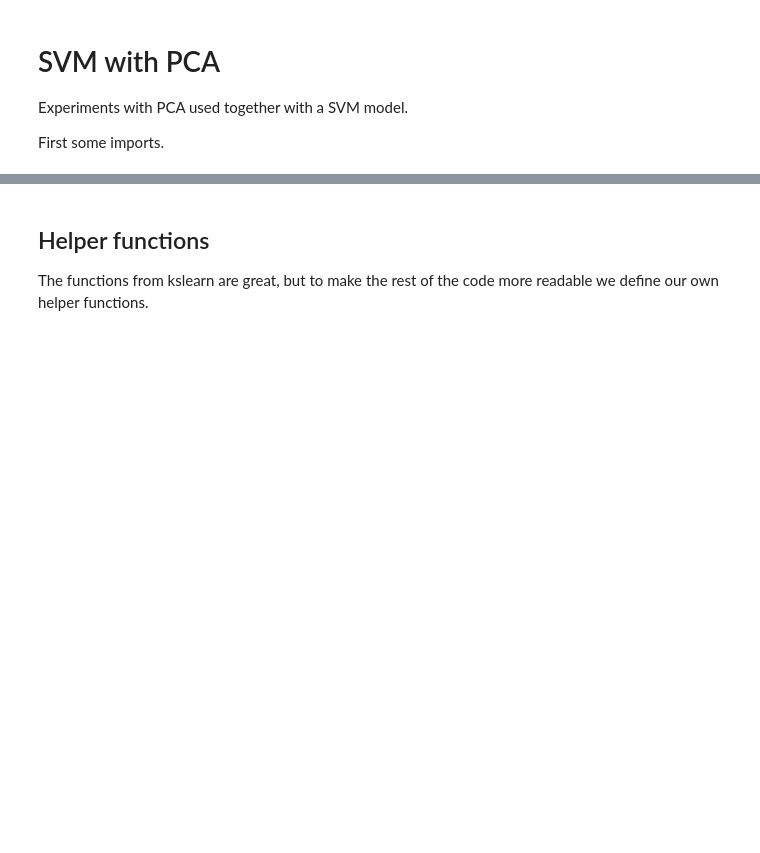
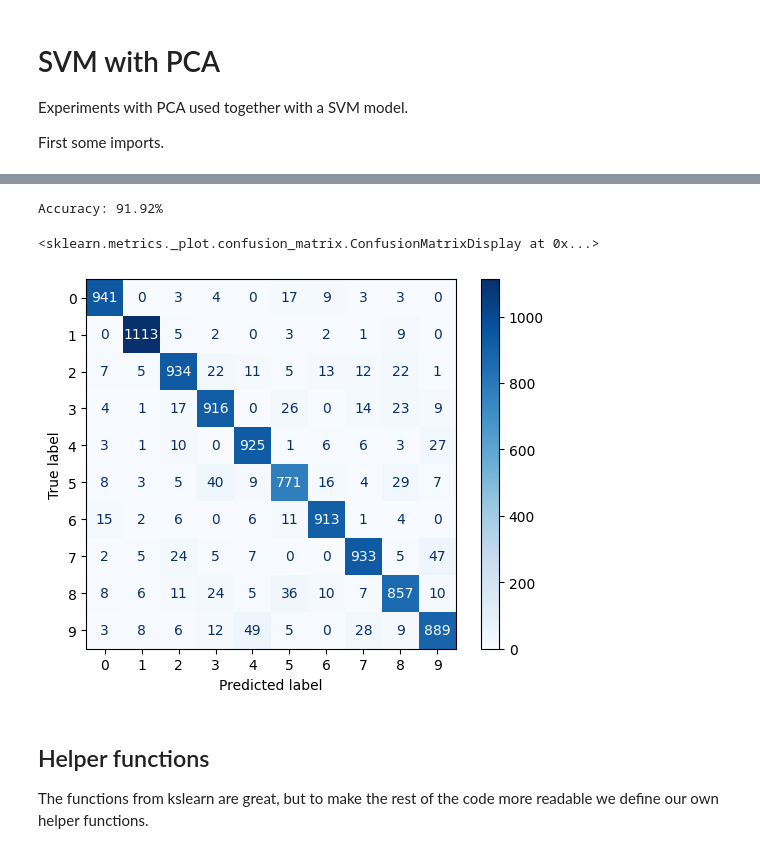
Before and after one commit to AAU-Dat/P5-Nonlinear-Dimensionality-Reduction, a Jupyter notebook: src/pca_lda_experiment.ipynb, the cells around one changed output, grey strips where cells are left out. Saved outputs shown, nothing was run; the diff lists cells and outputs as text; code cells hidden in the pictures; blank space fills up the shorter version.

```diff
--- a/src/pca_lda_experiment.ipynb
+++ b/src/pca_lda_experiment.ipynb
@@ -18,3 +50,9 @@ from sklearn.preprocessing import StandardScaler
+# %%
+ConfusionMatrixDisplay(scale_pca_svm_pipeline(data[:size], targets[:size], test, testtargets)).plot(cmap=plt.cm.Blues)
+# %% [output]
+Accuracy: 91.92%
+<sklearn.metrics._plot.confusion_matrix.ConfusionMatrixDisplay at 0x...>
+[figure, added]
 # %% [markdown]
 ## Helper functions
 The functions from kslearn are great, but to make the rest of the code more readable we define our own helper functions.
```
Also changed, not shown: parts of 3 cells of this notebook, 2 other files.
